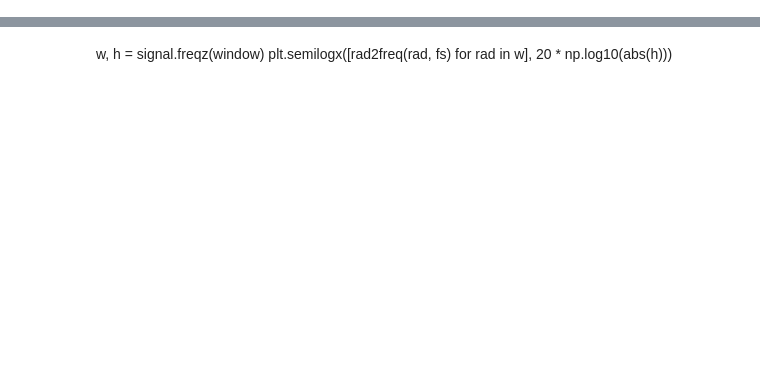
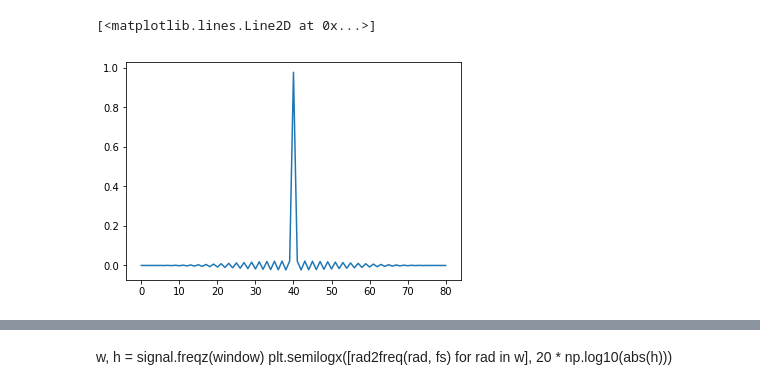
Before and after one commit to LCAV/pyroomacoustics, a Jupyter notebook: signal_tests.ipynb, the cells around one changed output, grey strips where cells are left out. Cells and saved outputs as stored; diff of their text form; code cells hidden in the pictures; blank space fills up the shorter version.

```diff
--- a/signal_tests.ipynb
+++ b/signal_tests.ipynb
@@ -37,3 +46,7 @@ NameError: name 'np' is not defined
 # %%
-taps = np.sum(taps, axis=0)
+tapsSum = np.sum(taps, axis=0)
+plt.plot(tapsSum)
+# %% [output]
+[<matplotlib.lines.Line2D at 0x...>]
+[figure, added]
 # %%
```
Also changed, not shown: parts of 11 cells of this notebook, 2 other files.
